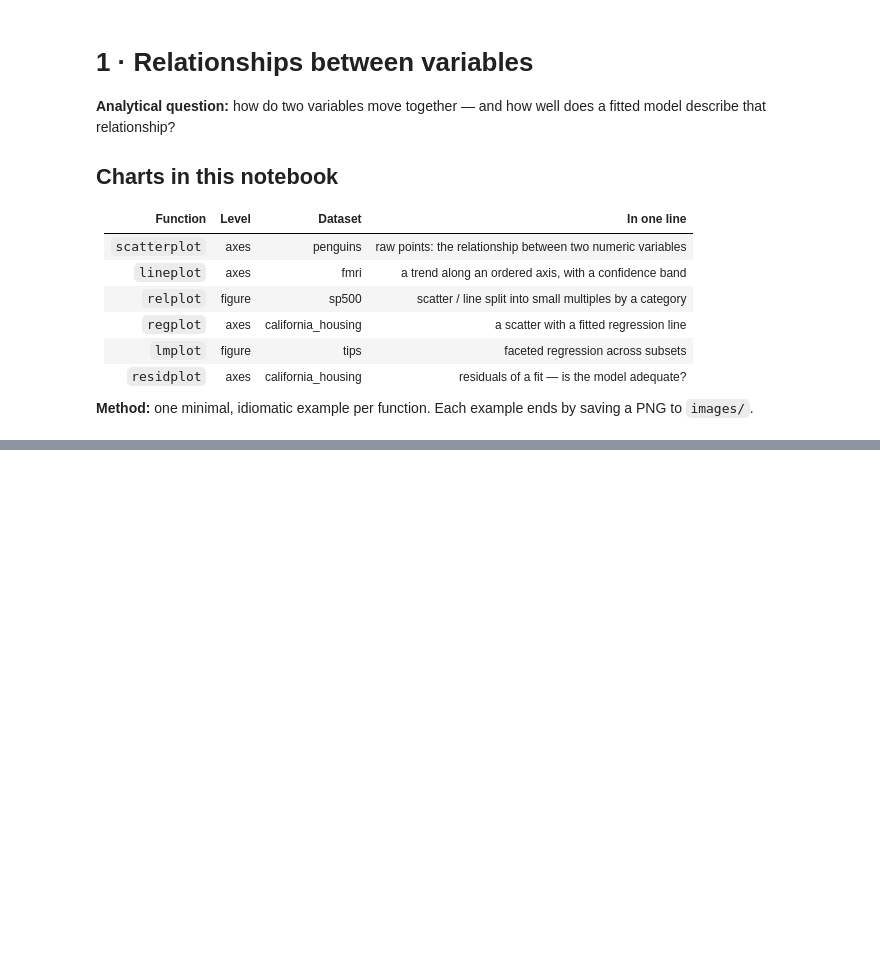
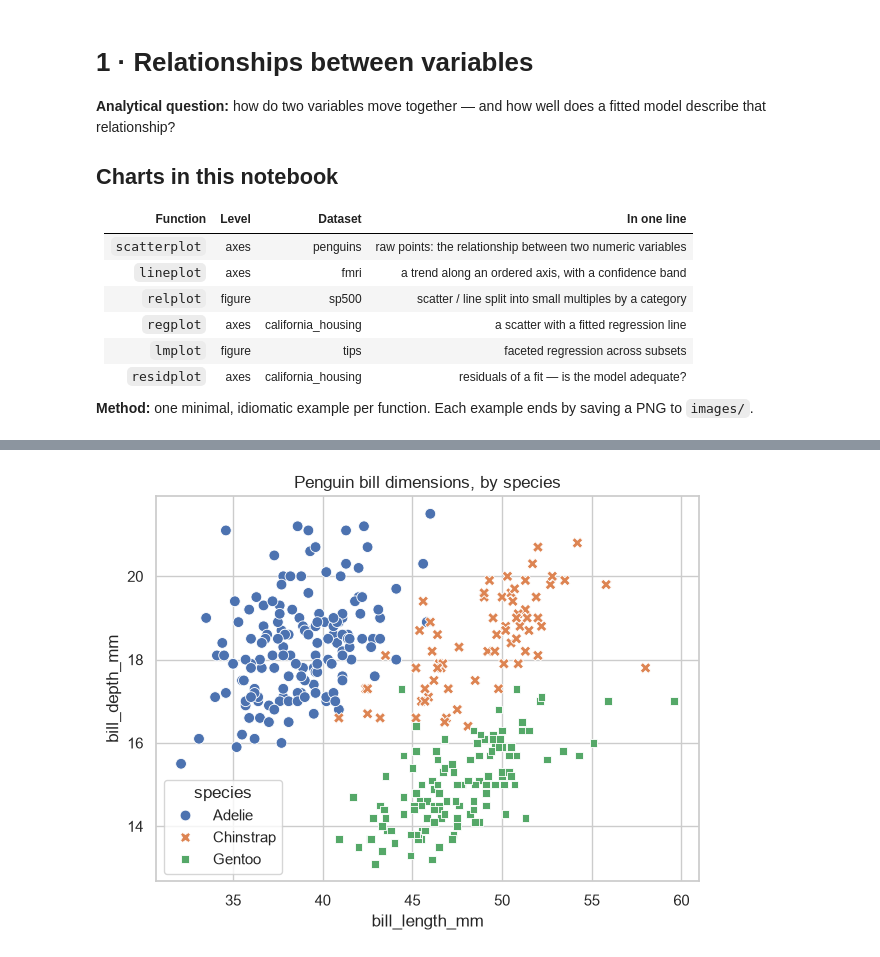
Before and after one commit to omri-sabag83/The-Seaborn-Portfolio, a Jupyter notebook: 1_Relationships.ipynb, the cells around one changed output, grey strips where cells are left out. Cells and saved outputs as stored; diff of their text form; code cells hidden in the pictures; blank space fills up the shorter version.

```diff
--- a/1_Relationships.ipynb
+++ b/1_Relationships.ipynb
@@ -27,3 +27,11 @@ from load_data import load_data
 # House style for the whole notebook. Kept deliberately light: this project is
 # about *which* chart to use, not fine visual polish.
 sns.set_theme(style="whitegrid")
+
+# Datasets used below. Built-ins come from seaborn; the two larger ones come
+# from Kaggle via load_data() (downloaded once, then read from data/).
+penguins = sns.load_dataset("penguins")
+fmri = sns.load_dataset("fmri")
+tips = sns.load_dataset("tips")
+housing = load_data("california_housing")
+sp500 = load_data("sp500")
@@ -29,0 +43,12 @@ sns.set_theme(style="whitegrid")
+# %%
+fig, ax = plt.subplots(figsize=(7, 5))
+sns.scatterplot(
+    data=penguins,
+    x="bill_length_mm", y="bill_depth_mm",
+    hue="species", style="species",
+    s=60, ax=ax,
+)
+ax.set_title("Penguin bill dimensions, by species")
+fig.savefig("images/1_scatterplot.png", dpi=150, bbox_inches="tight")
+# %% [output]
+[figure, added]
```
Also changed, not shown: parts of 17 cells of this notebook, 7 other files.
